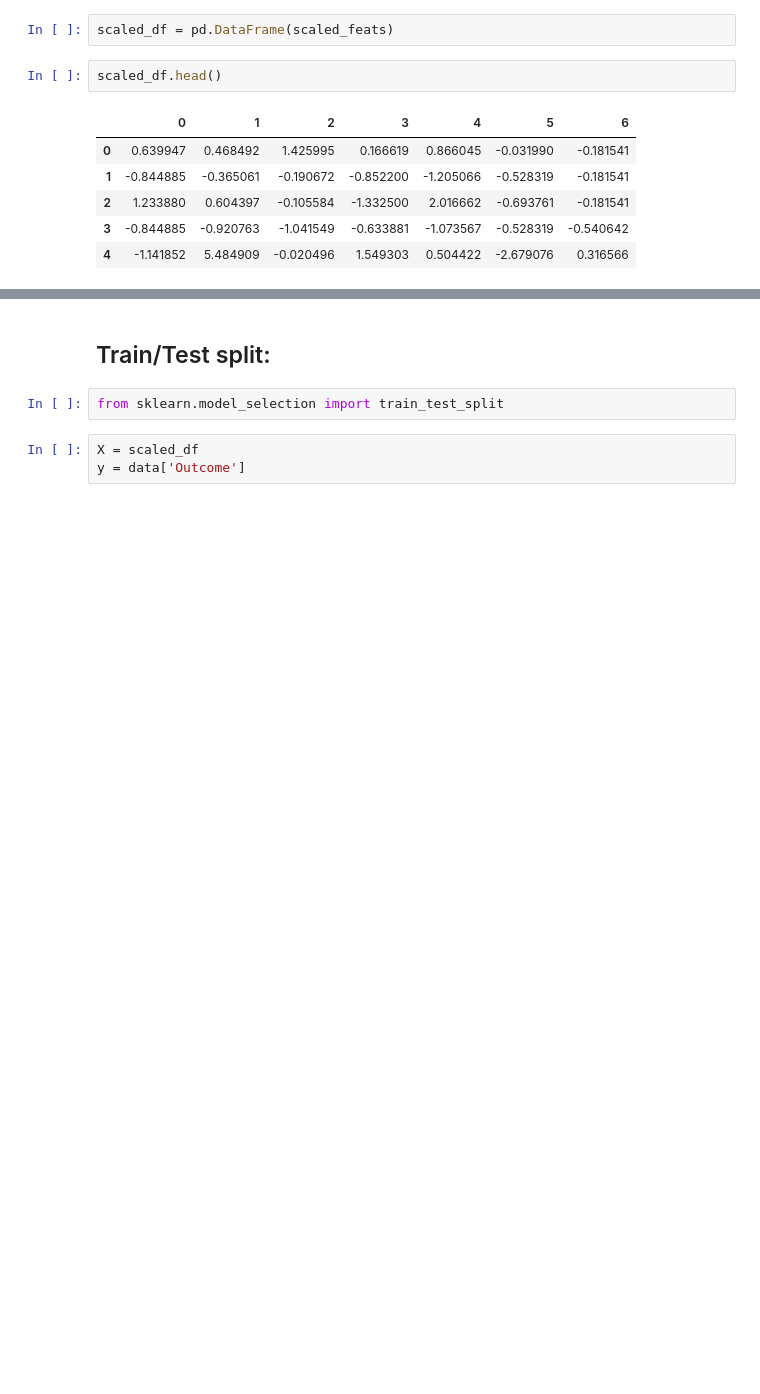
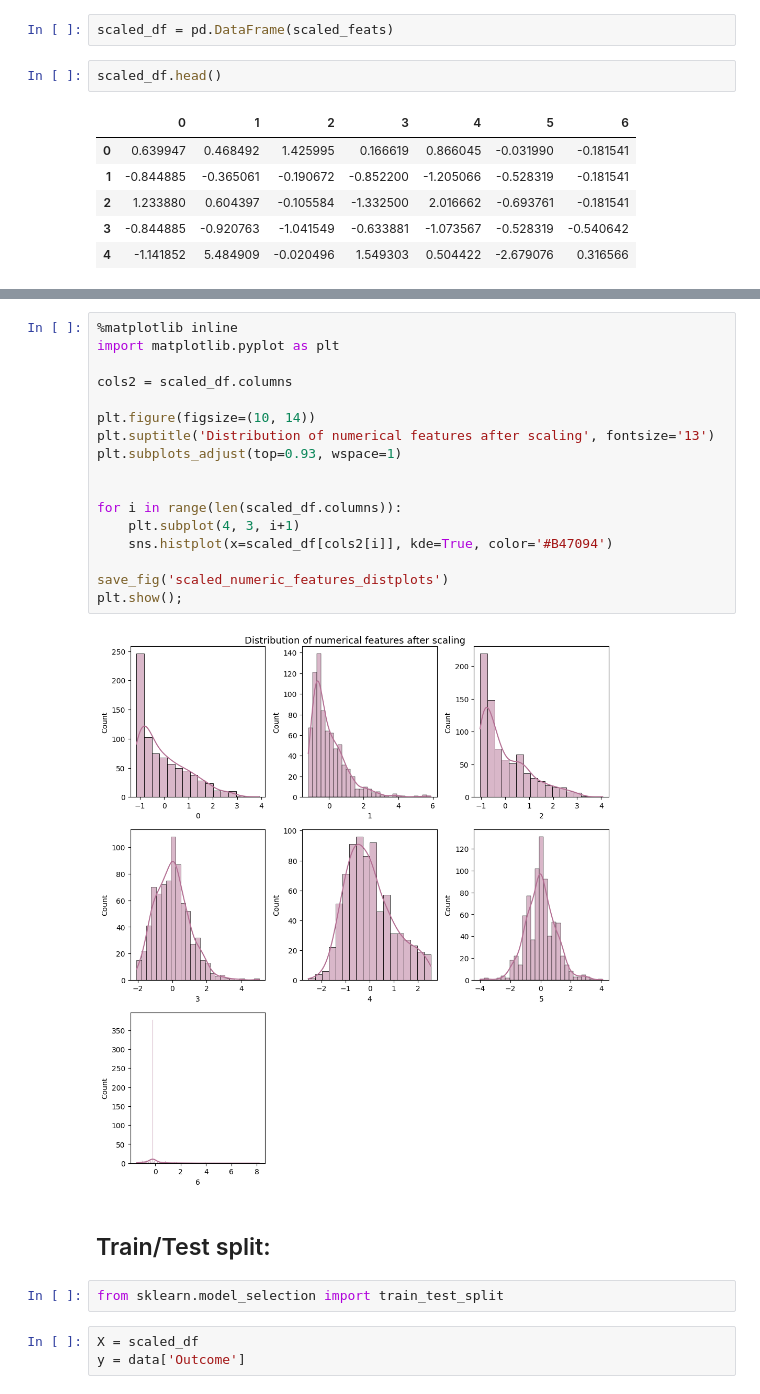
Before and after one commit to lauxpaux/diabetes_classification, a Jupyter notebook: diabetes_prediction-knn.ipynb, the cells around one changed output, grey strips where cells are left out. Cells and saved outputs as stored; diff of their text form; blank space fills up the shorter version.

```diff
--- a/diabetes_prediction-knn.ipynb
+++ b/diabetes_prediction-knn.ipynb
@@ -444,3 +455,22 @@ scaled_df.head()
+# %%
+%matplotlib inline
+import matplotlib.pyplot as plt
+
+cols2 = scaled_df.columns
+
+plt.figure(figsize=(10, 14))
+plt.suptitle('Distribution of numerical features after scaling', fontsize='13')
+plt.subplots_adjust(top=0.93, wspace=1)
+
+
+for i in range(len(scaled_df.columns)):
+    plt.subplot(4, 3, i+1)
+    sns.histplot(x=scaled_df[cols2[i]], kde=True, color='#B47094')
+
+save_fig('scaled_numeric_features_distplots')
+plt.show();
+# %% [output]
+[figure, added]
 # %% [markdown]
 ## Train/Test split:
 # %%
```
Also changed, not shown: parts of 14 cells of this notebook, 1 other file.
